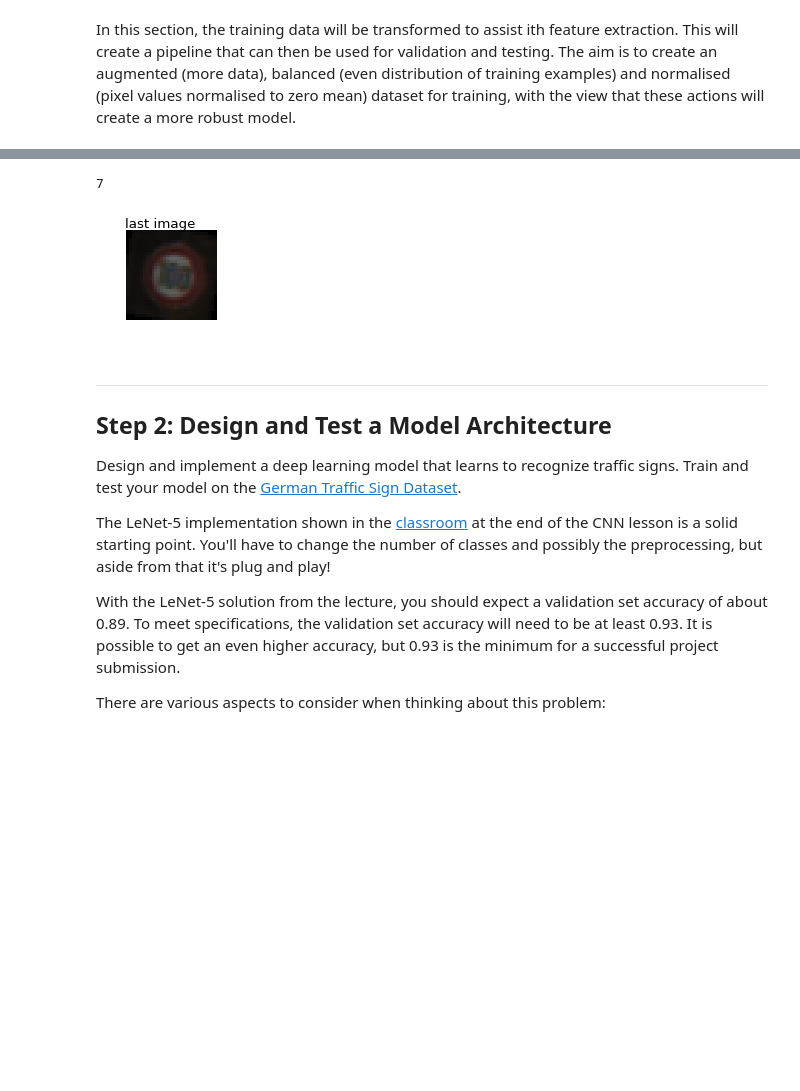
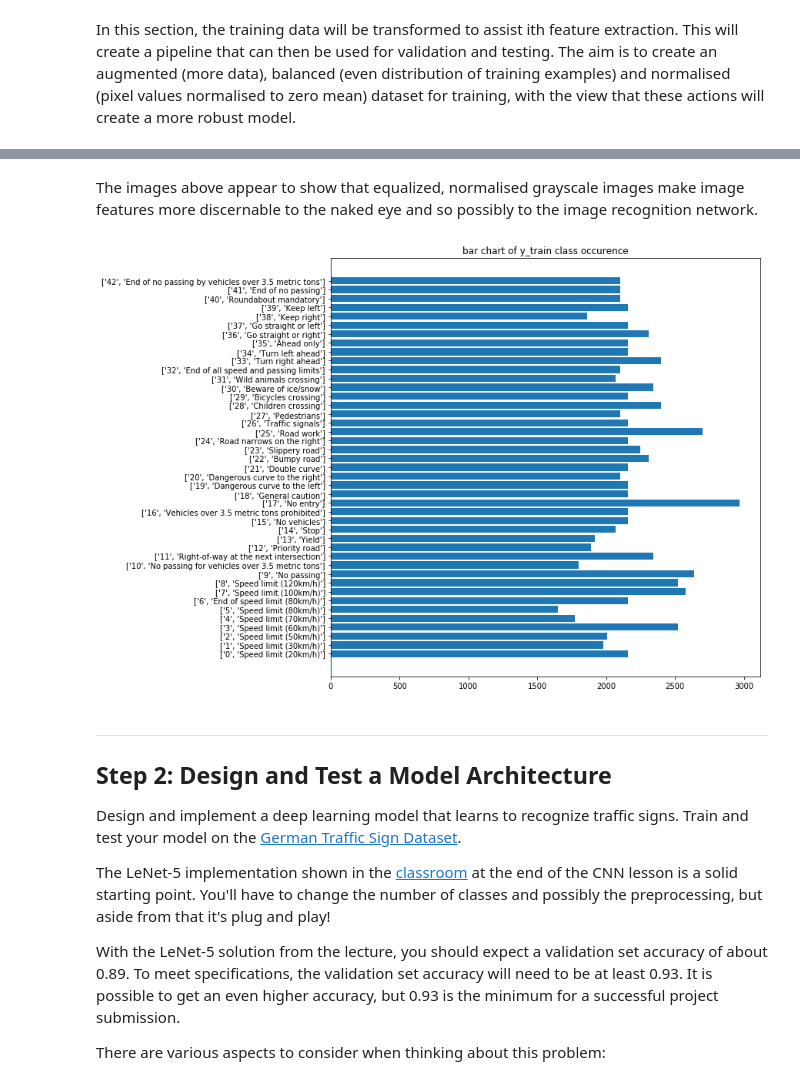
Before and after one commit to escolmebartlebooth/usdc-t1-p2-trafficsigns, a Jupyter notebook: Traffic_Sign_Classifier.ipynb, the cells around one changed output, grey strips where cells are left out. Saved outputs shown, nothing was run; the diff lists cells and outputs as text; code cells hidden in the pictures; blank space fills up the shorter version.

```diff
--- a/Traffic_Sign_Classifier.ipynb
+++ b/Traffic_Sign_Classifier.ipynb
@@ -103,7 +103,8 @@ import matplotlib.pyplot as plt
 import csv
 with open("signnames.csv",'r') as f:
     signnames = list(csv.reader(f))
-signnames[1]
+signnames = signnames[1:]
+signnames[0]
 # %% [output]
 ['0', 'Speed limit (20km/h)']
 # %%
@@ -204,3 +205,5 @@ for i in indices:
+# %% [markdown]
+The images above appear to show that equalized, normalised grayscale images make image features more discernable to the naked eye and so possibly to the image recognition network.
 # %%
 def extend_images(X,y):
     """
@@ -231,12 +247,19 @@ def extend_images(X,y):
     extended_X = np.asarray(extended_X)
 
     return np.concatenate((X,extended_X)), np.concatenate((y,extended_y))
-# %%
-# create extended dataset
-X_train_extended, y_train_extended = extend_images(X_train, y_train)
-# %% [output]
-7
-[figure, removed]
+# %%
+# create extended dataset
+X_train_extended, y_train_extended = extend_images(X_train, y_train)
+# show the class counts for training data
+class_counts = np.unique(y_train_extended, return_counts=True)
+fig, ax = plt.subplots(figsize=(10,10))
+ax.set_title("bar chart of y_train class occurence")
+ax.barh(class_counts[0],class_counts[1])
+ax.set_yticks(np.arange(len(class_counts[0])))
+ax.set_yticklabels(signnames)
+plt.show()
+# %% [output]
+[figure, added]
 # %% [markdown]
 ----
 
```
Also changed, not shown: parts of 16 cells of this notebook, 2 other files.
